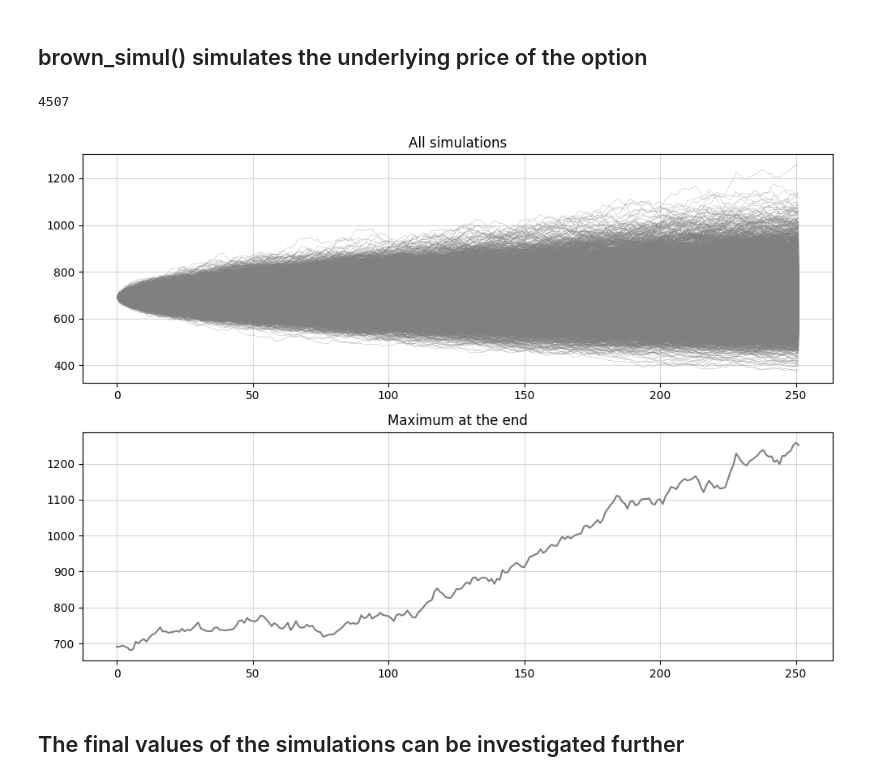
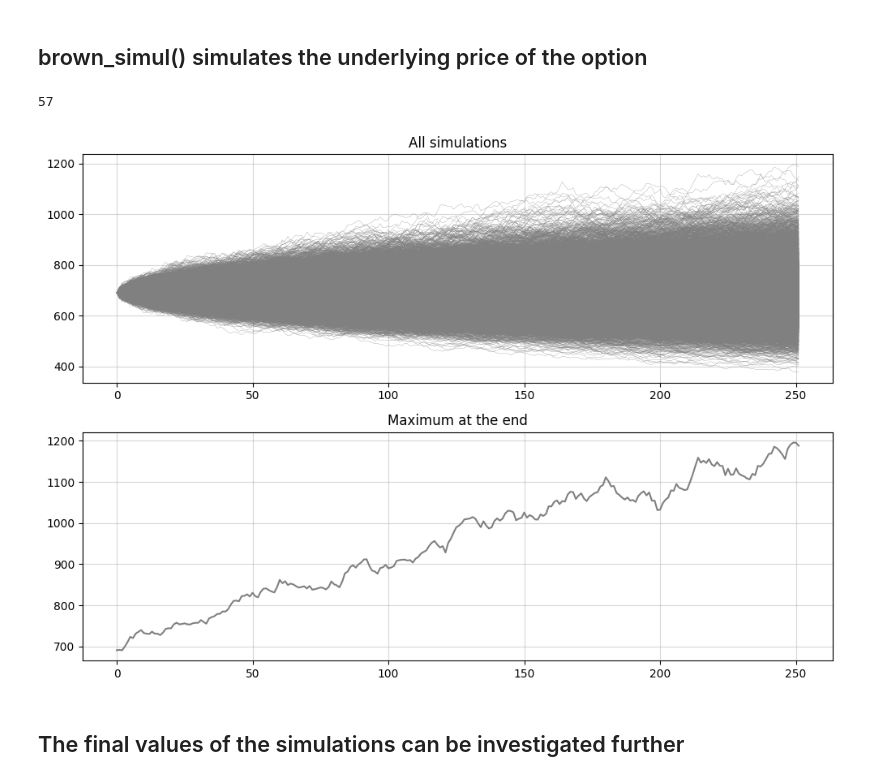
Before and after one commit to GitteryGitter/bs_options, a Jupyter notebook: options.ipynb, the cells around one changed output. Drawn from its saved outputs; the diff is of its cells as text; code cells hidden in the pictures.

```diff
--- a/options.ipynb
+++ b/options.ipynb
@@ -71,26 +71,26 @@ option1.get_info()
 # %%
 #   brown_simul(n_simuls=250, n_steps = 252 * time to maturity, drift = risk free rate - divident yield, sigma = volatility )
 
 paths = option1.brown_simul(n_simuls=10000, drift=0)
 maximum = max(paths[-1, :])
-for i in range(5000):
+for i in range(10000):
     if paths[-1, i] == maximum:
         print(i)
         idx = i
 plt.figure(figsize=(10, 7))
 plt.subplot(2, 1, 1)
 plt.plot(paths, linewidth = 0.2, c = 'grey')
 plt.title("All simulations")
 plt.grid(alpha = 0.5)
 plt.subplot(2, 1, 2)
 plt.plot(paths[:, idx], c = 'grey')
 plt.title("Maximum at the end")
 plt.grid(alpha = 0.5)
 plt.tight_layout()
 plt.show()
 # %% [output]
-4507
+57
-[figure, old version]
+[figure, new version]
 # %% [markdown]
 ## The final values of the simulations can be investigated further
 # %%
```
Also changed, not shown: parts of 6 cells of this notebook.
